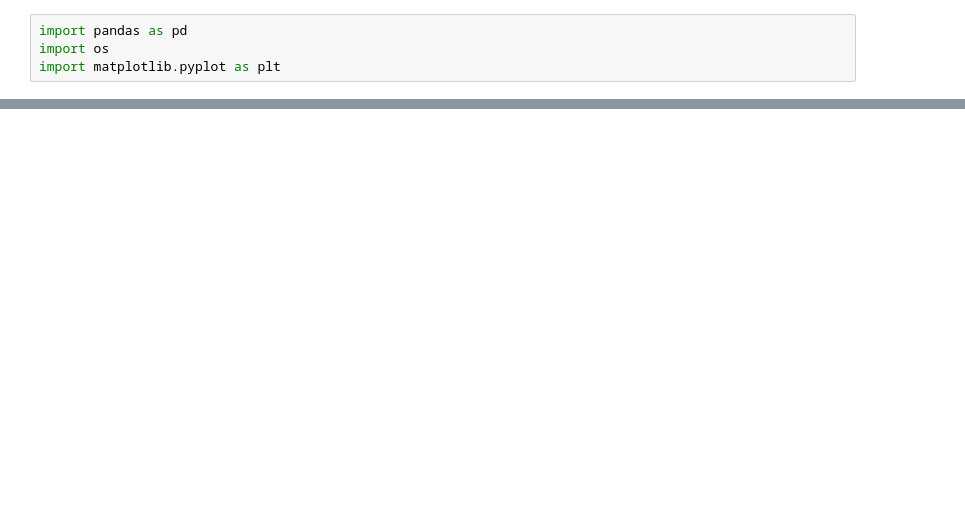
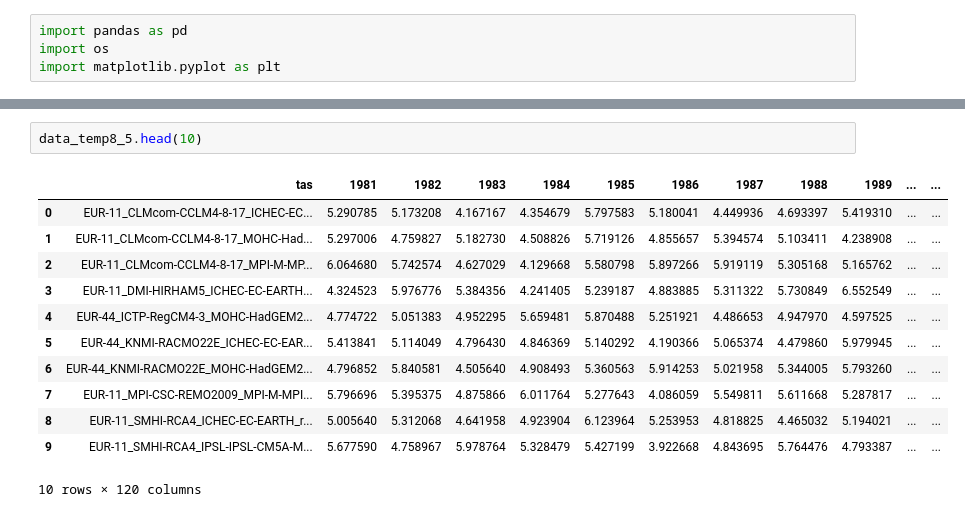
Before and after one commit to NotSchebs/CDK1_Klimadaten_Challenge_FHNW, a Jupyter notebook: Zugvögeldatenlesen.ipynb, the cells around one changed output, grey strips where cells are left out. Saved outputs shown, nothing was run; the diff lists cells and outputs as text; blank space fills up the shorter version.

```diff
--- a/Zugvögeldatenlesen.ipynb
+++ b/Zugvögeldatenlesen.ipynb
@@ -26 +59,16 @@ data_temp.head()
+# %%
+data_temp8_5.head(10)
+# %% [output]
+|  | tas | 1981 | 1982 | 1983 | 1984 | 1985 | 1986 | 1987 | 1988 | 1989 | ... | ... |
+| 0 | EUR-11_CLMcom-CCLM4-8-17_ICHEC-EC... | 5.290785 | 5.173208 | 4.167167 | 4.354679 | 5.797583 | 5.180041 | 4.449936 | 4.693397 | 5.419310 | ... | ... |
+| 1 | EUR-11_CLMcom-CCLM4-8-17_MOHC-Had... | 5.297006 | 4.759827 | 5.182730 | 4.508826 | 5.719126 | 4.855657 | 5.394574 | 5.103411 | 4.238908 | ... | ... |
+| 2 | EUR-11_CLMcom-CCLM4-8-17_MPI-M-MP... | 6.064680 | 5.742574 | 4.627029 | 4.129668 | 5.580798 | 5.897266 | 5.919119 | 5.305168 | 5.165762 | ... | ... |
+| 3 | EUR-11_DMI-HIRHAM5_ICHEC-EC-EARTH... | 4.324523 | 5.976776 | 5.384356 | 4.241405 | 5.239187 | 4.883885 | 5.311322 | 5.730849 | 6.552549 | ... | ... |
+| 4 | EUR-44_ICTP-RegCM4-3_MOHC-HadGEM2... | 4.774722 | 5.051383 | 4.952295 | 5.659481 | 5.870488 | 5.251921 | 4.486653 | 4.947970 | 4.597525 | ... | ... |
+| 5 | EUR-44_KNMI-RACMO22E_ICHEC-EC-EAR... | 5.413841 | 5.114049 | 4.796430 | 4.846369 | 5.140292 | 4.190366 | 5.065374 | 4.479860 | 5.979945 | ... | ... |
+| 6 | EUR-44_KNMI-RACMO22E_MOHC-HadGEM2... | 4.796852 | 5.840581 | 4.505640 | 4.908493 | 5.360563 | 5.914253 | 5.021958 | 5.344005 | 5.793260 | ... | ... |
+| 7 | EUR-11_MPI-CSC-REMO2009_MPI-M-MPI... | 5.796696 | 5.395375 | 4.875866 | 6.011764 | 5.277643 | 4.086059 | 5.549811 | 5.611668 | 5.287817 | ... | ... |
+| 8 | EUR-11_SMHI-RCA4_ICHEC-EC-EARTH_r... | 5.005640 | 5.312068 | 4.641958 | 4.923904 | 6.123964 | 5.253953 | 4.818825 | 4.465032 | 5.194021 | ... | ... |
+| 9 | EUR-11_SMHI-RCA4_IPSL-IPSL-CM5A-M... | 5.677590 | 4.758967 | 5.978764 | 5.328479 | 5.427199 | 3.922668 | 4.843695 | 5.764476 | 4.793387 | ... | ... |
+10 rows × 120 columns
 # %%
```
Also changed, not shown: parts of 4 cells of this notebook, 2 other files.
